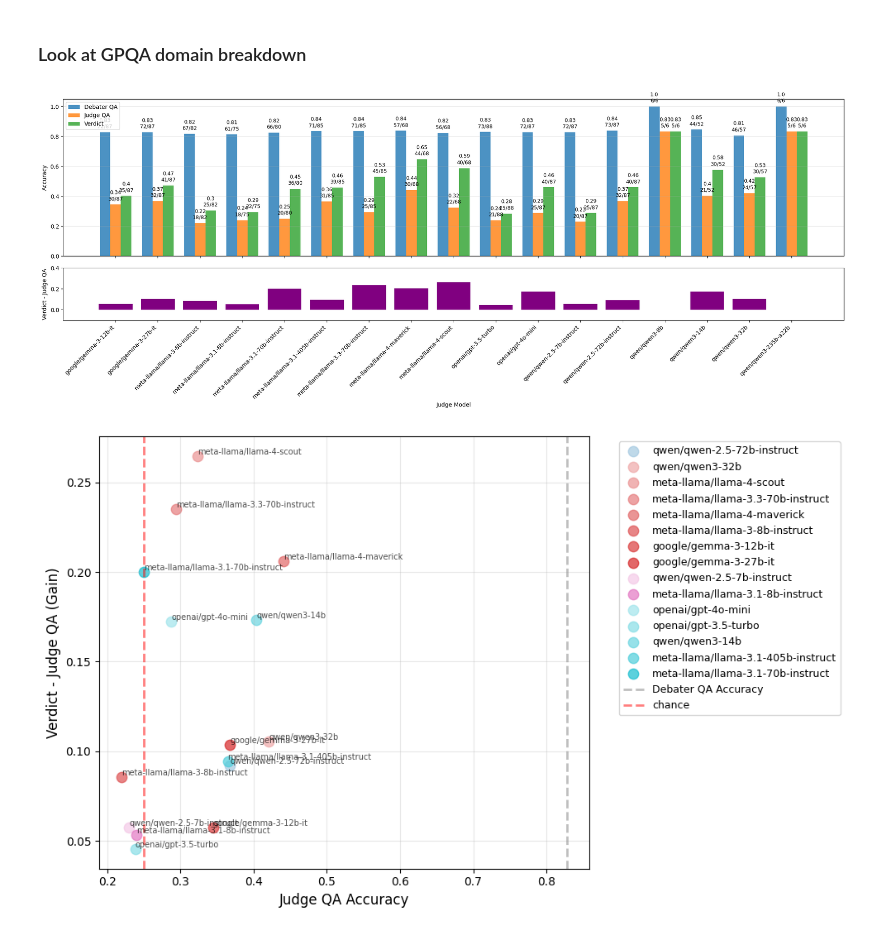
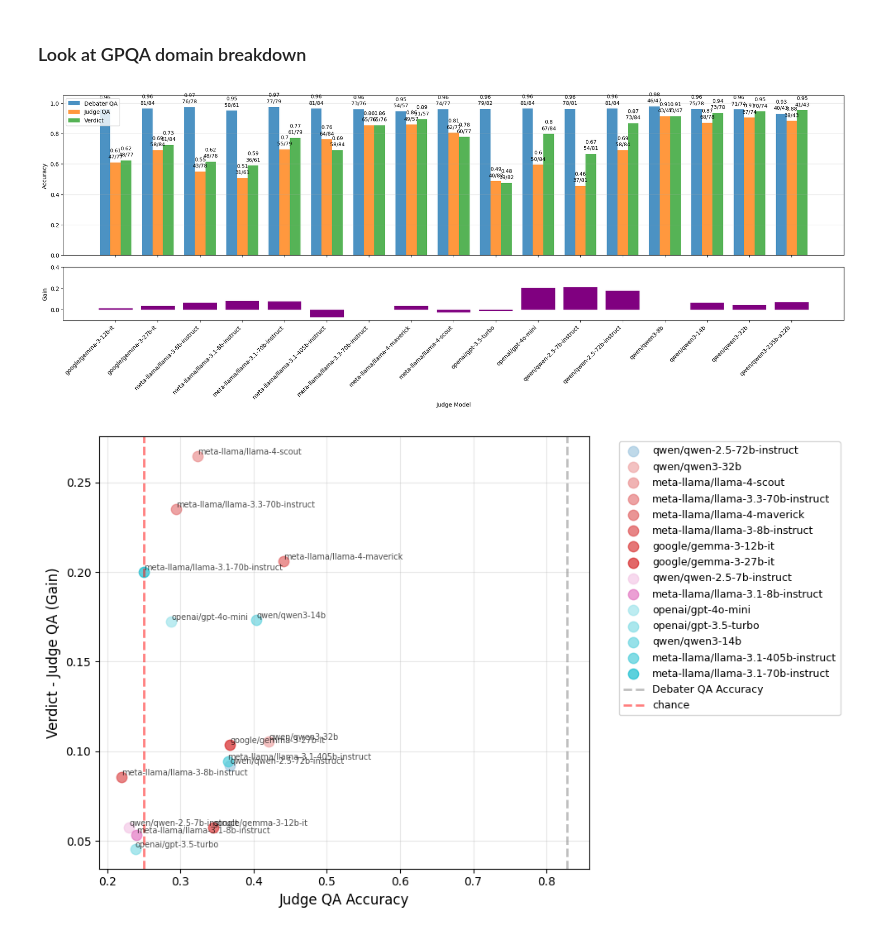
Before and after one commit to joshlevy89/llm_judge_debate_NEW, a Jupyter notebook: analysis.ipynb, the cells around one changed output. Drawn from its saved outputs; the diff is of its cells as text; code cells hidden in the pictures.

```diff
--- a/analysis.ipynb
+++ b/analysis.ipynb
@@ -174,6 +174,7 @@ def results_by_config(unique_df, dedupe_columns):
             'n_total': len(filtered_df),
             'verdict_minus_judge_qa': filtered_df['is_correct_verdict'].mean() - filtered_df['is_correct_judge_qa'].mean(),
             'pgr': (filtered_df['is_correct_verdict'].mean() - filtered_df['is_correct_judge_qa'].mean()) / (filtered_df['is_correct_debater_qa'].mean() - filtered_df['is_correct_judge_qa'].mean()),
+            'debater_minus_judge_qa': filtered_df['is_correct_debater_qa'].mean() - filtered_df['is_correct_judge_qa'].mean(),
         })
 
     results_df = pd.DataFrame(results)
@@ -408,18 +408,21 @@ dedupe_columns = dedupe_columns_gpqa_4_choice # doesn't matter which one
 # %%
 # There's a column called high-level domain in gpqa dataset
 # Let's get the data and merged with the results_df
 
 
-domain = 'Chemistry' # domain = 'Physics', 'Biology'
-unique_df = unique_df_gpqa_4_choice
+# domain = 'Chemistry'
+domain = 'Physics'
+# unique_df = unique_df_gpqa_4_choice
+unique_df = unique_df_gpqa_2_choice
+
 
 unique_df = unique_df.merge(dataset_df[['question', 'high_level_domain']], on='question', how='left')
 unique_df = unique_df[unique_df['high_level_domain'] == domain]
 results_df = results_by_config(unique_df, dedupe_columns)
 
 plot_results_by_name(results_df)
 # %% [output]
-[figure, old version]
+[figure, new version]
 # %%
 # Add the high-level domain to the records
 
```
Also changed, not shown: parts of 4 cells of this notebook.
